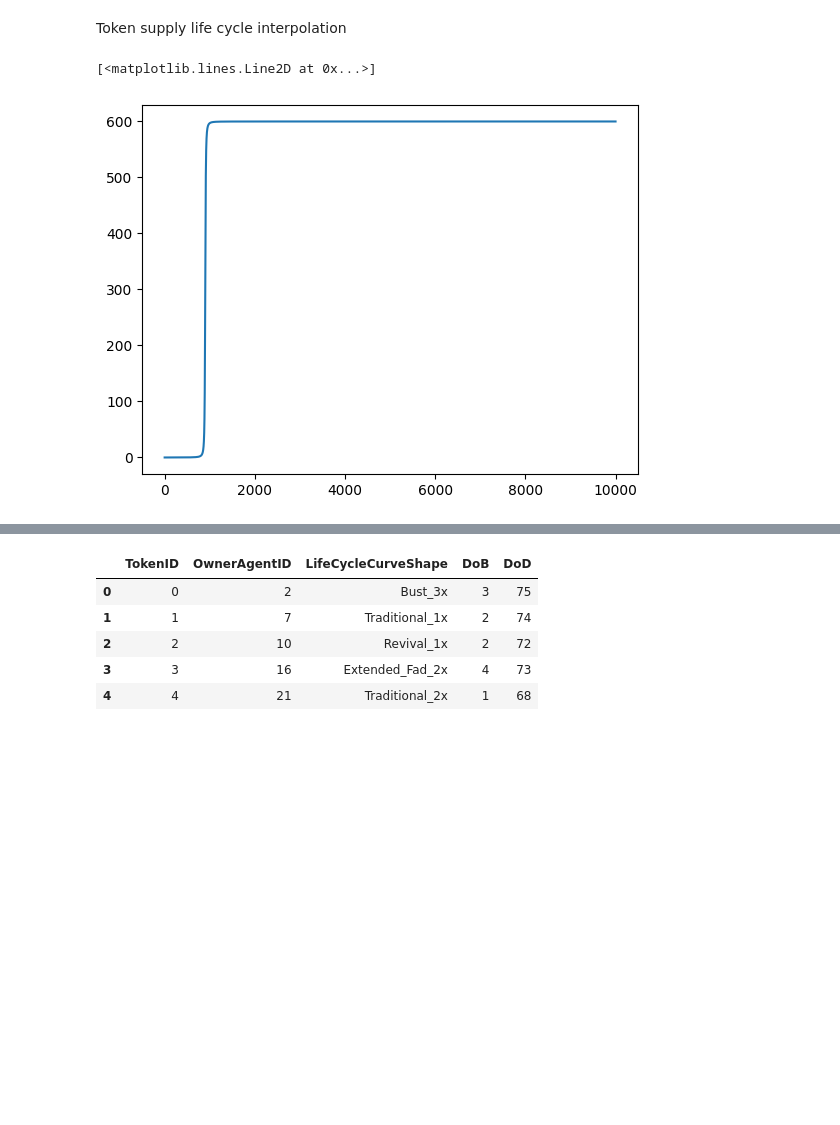
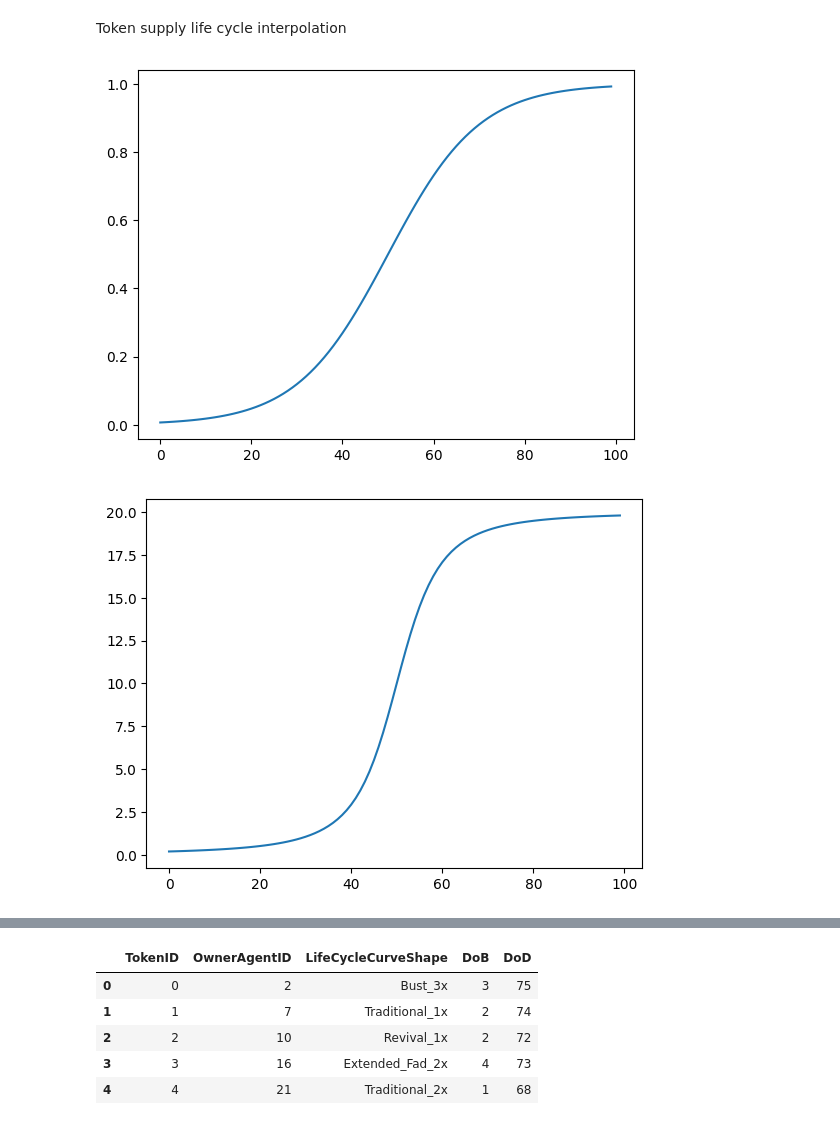
Before and after one commit to mansoorbalouch/TBC-Agent-Based-Simulation, a Jupyter notebook: Working_notebook.ipynb, the cells around one changed output, grey strips where cells are left out. Drawn from its saved outputs; the diff is of its cells as text; code cells hidden in the pictures; blank space fills up the shorter version.

```diff
--- a/Working_notebook.ipynb
+++ b/Working_notebook.ipynb
@@ -27,14 +28,22 @@ tbl_token_types_3years_supply_cycles.to_csv("TokenTypes_3Periods_SupplyCycles.cs
 # plt.plot(x, y, 'o', xnew, ynew, '-')
 # plt.show()
 # %%
-buyFunction = lambda s, c, c1, c2: c1*((s - c2)/math.sqrt((s-c2)**2 + c) + 1)
-s = np.arange(0,10000)
-p = [None] * len(s)
+buyFunc = lambda s, c, c1, c2: c1*((s - c2)/math.sqrt((s-c2)**2 + c) + 1)
+buyFunction = lambda s, c1, c2: 1/(1+ math.exp(-c1*(s-c2)))
+
+s = np.arange(0,100)
+p1 = [None] * len(s)
+p2 = [None] * len(s)
 
 for s_i in s:
-    p[s_i] = buyFunction(s_i, 200, 300, 900)
-
-plt.plot(p)
+    p1[s_i] = buyFunction(s_i, 0.1, 50)
+    p2[s_i] = buyFunc(s_i, 100, 10, 50)
+plt.figure()
+plt.plot(p1)
+plt.show()
+plt.figure()
+plt.plot(p2)
+plt.show()
 # %% [output]
-[<matplotlib.lines.Line2D at 0x...>]
-[figure, old version]
+[figure, new version]
+[figure, added]
```
Also changed, not shown: parts of 8 cells of this notebook, 5 other files.
